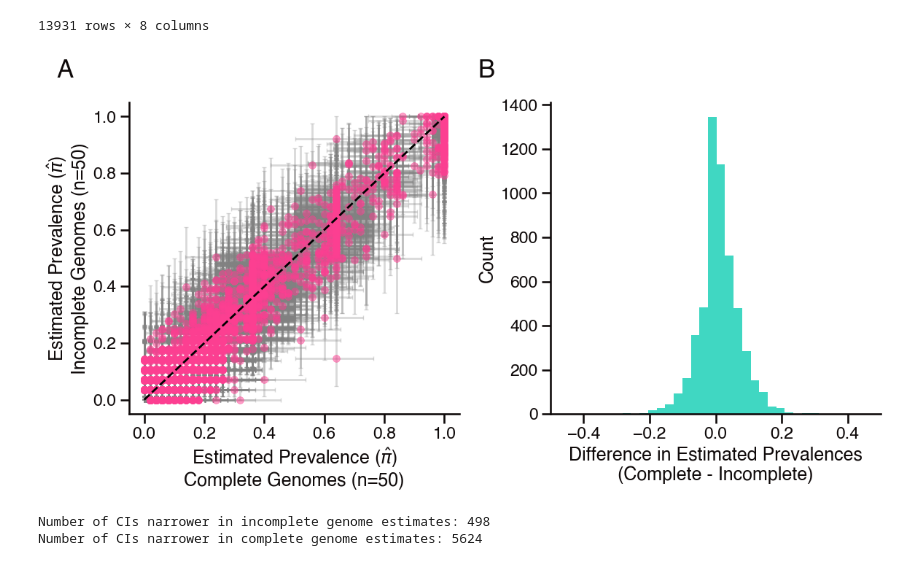
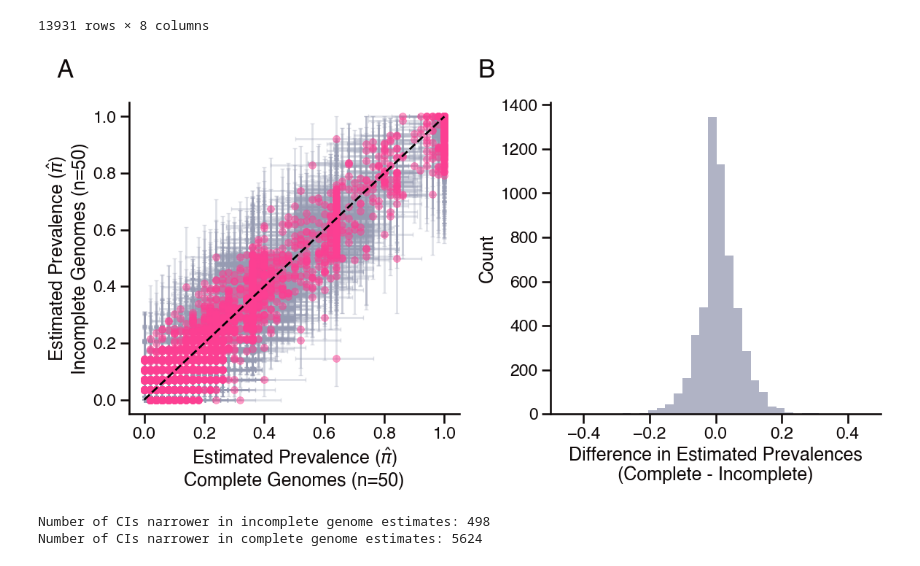
Before and after one commit to blasks/gene-prevalence, a Jupyter notebook: experiments/4-validation-real-data.ipynb, the cells around one changed output. Drawn from its saved outputs; the diff is of its cells as text; code cells hidden in the pictures.

```diff
--- a/experiments/4-validation-real-data.ipynb
+++ b/experiments/4-validation-real-data.ipynb
@@ -199,7 +199,7 @@ ax[0].errorbar(
     yerr=[estimate_df["pi_hat_incomplete"] - estimate_df["ci_lower_incomplete"],
           estimate_df["ci_upper_incomplete"] - estimate_df["pi_hat_incomplete"]],
     fmt="none",
-    ecolor="gray",
+    ecolor=palette[5],
     capsize=2,
     alpha=0.3,
     zorder=1,  # put error bars behind points
@@ -211,35 +211,35 @@ ax[0].plot([0, 1], [0, 1], "--", color="black", zorder=3)
 # set range limits
 maximum = max(
     estimate_df["pi_hat_complete"].max(),
     estimate_df["pi_hat_incomplete"].max(),
 )
 ax[0].set_xlim(-0.05, maximum + 0.05)
 ax[0].set_ylim(-0.05, maximum + 0.05)
 
 # labels
 ax[0].set_xlabel(f"Estimated Prevalence ({r'$\hat{{\pi}}$'})\nComplete Genomes (n={subset_pa_complete_df.shape[0]})")
 ax[0].set_ylabel(f"Estimated Prevalence ({r'$\hat{{\pi}}$'})\nIncomplete Genomes (n={subset_pa_incomplete_df.shape[0]})")
 ax[0].annotate("A", **annotation_kwargs)
 
 # plot histogram of differences in prevalence estimates
 # (exclude genes with zero prevalence in either dataset,
 # as well as genes with identical prevalence estimates in both datasets)
 sns.histplot(
     data=estimate_df[(estimate_df["pi_hat_complete"] > 0) & (estimate_df["pi_hat_incomplete"] > 0) & (estimate_df["pi_hat_diff"] != 0)],
     x="pi_hat_diff",
-    color=palette[2],
+    color=palette[5],
     bins=30,
     ax=ax[1]
 )
 ax[1].set_xlabel("Difference in Estimated Prevalences\n(Complete - Incomplete)")
 ax[1].set_ylabel("Count")
 ax[1].set_xlim(-0.5, 0.5)
 ax[1].annotate("B", **annotation_kwargs)
 
 plt.tight_layout()
 plt.show()
 # %% [output]
-[figure, old version]
+[figure, new version]
 # %%
 # look at distribution of interval widths for complete and incomplete genomes
 
```
Also changed, not shown: parts of 1 cell of this notebook, 4 other files.
